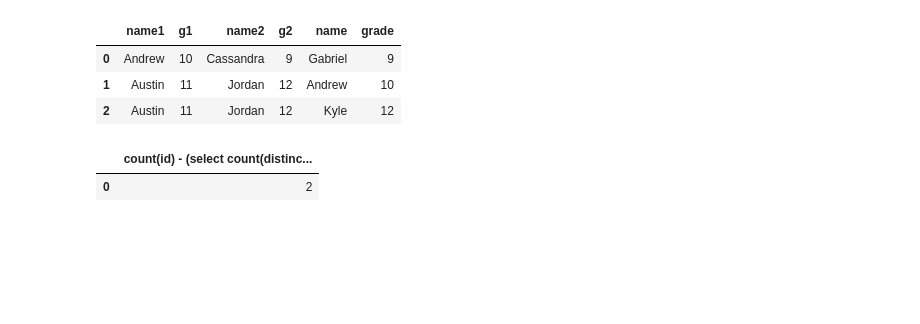
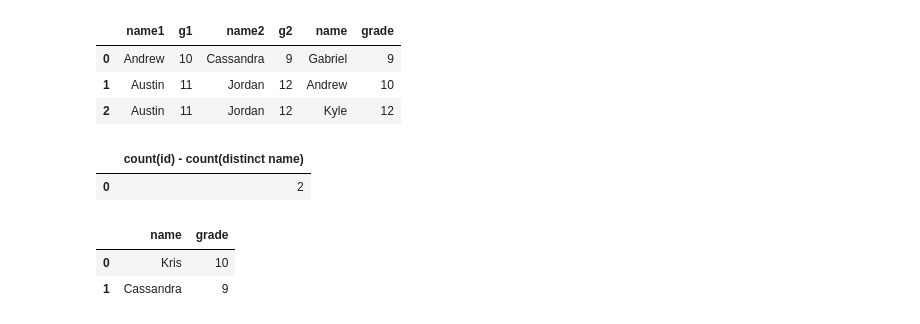
Before and after one commit to OniSlayer/stanford_sql_exercises, a Jupyter notebook: stanford_sql_exercises.ipynb, the cells around one changed output. Drawn from its saved outputs; the diff is of its cells as text; code cells hidden in the pictures; blank space fills up the shorter version.

```diff
--- a/stanford_sql_exercises.ipynb
+++ b/stanford_sql_exercises.ipynb
@@ -423,9 +520,22 @@ where ID1 = fid1 and ID in (select id2 from Friend where ID1 = fid2)
 | 1 | Austin | 11 | Jordan | 12 | Andrew | 10 |
 | 2 | Austin | 11 | Jordan | 12 | Kyle | 12 |
 # %%
+# Find the difference between the number of students in the school and the number of different first names.
 pd.read_sql_query('''
-select count(id) - (select count(distinct name) from Highschooler) from Highschooler
+select count(id) - count(distinct name) from Highschooler
 ''', conn2)
 # %% [output]
-|  | count(id) - (select count(distinc... |
+|  | count(id) - count(distinct name) |
 | 0 | 2 |
+# %%
+# Find the name and grade of all students who are liked by more than one other student.
+pd.read_sql_query('''
+select name, grade
+from Likes
+inner join Highschooler as H on H.id = Likes.id2
+group by ID2 having count(id1) >=2
+''', conn2)
+# %% [output]
+|  | name | grade |
+| 0 | Kris | 10 |
+| 1 | Cassandra | 9 |
```
Also changed, not shown: parts of 14 cells of this notebook, 1 other file.
